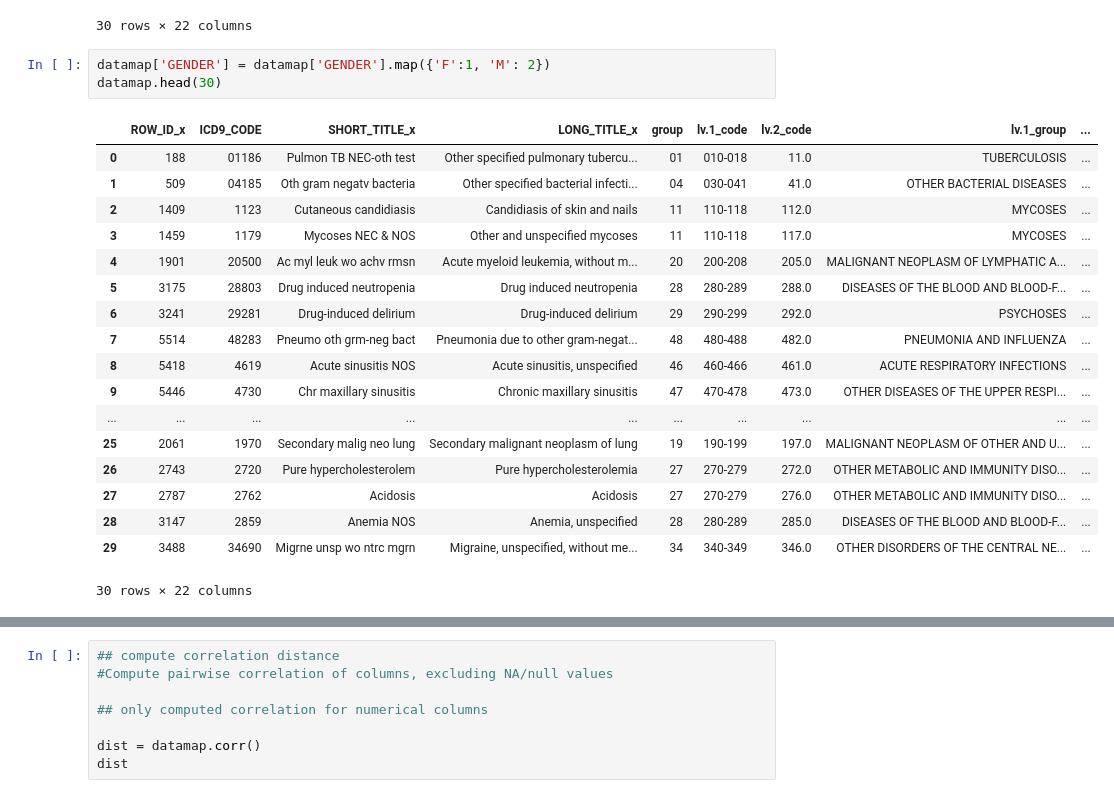
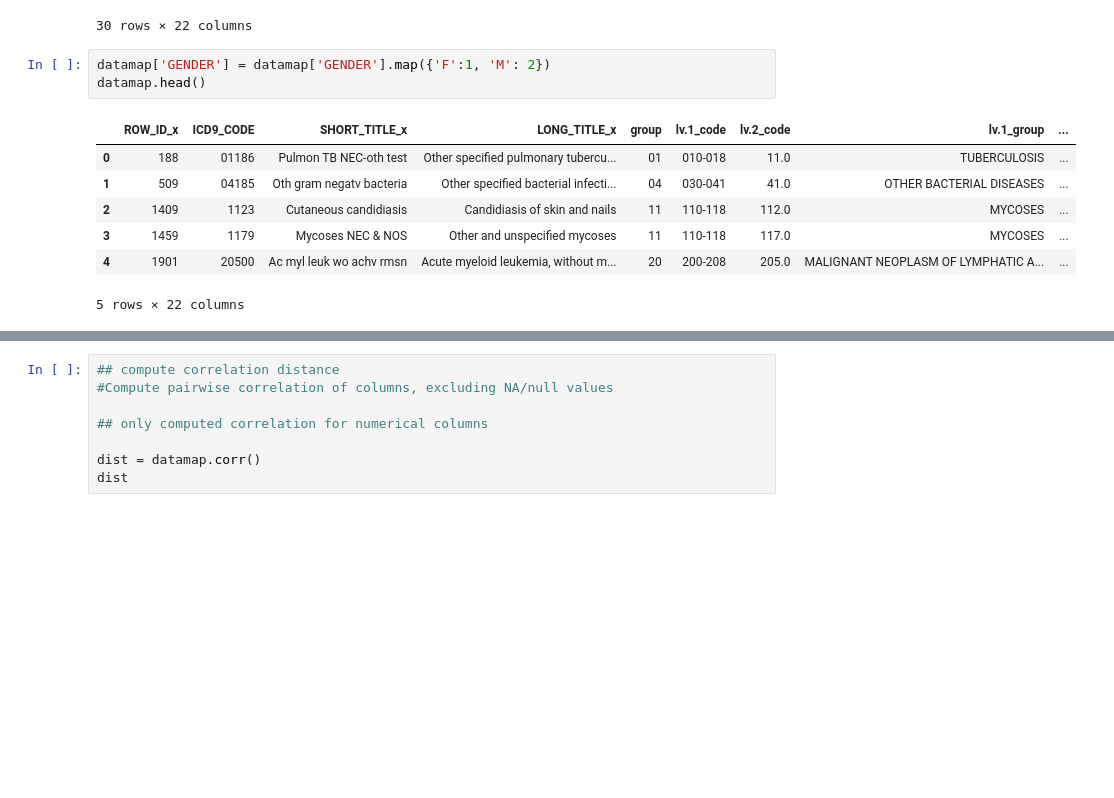
Before and after one commit to kathy908000/Health-Care-Research, a Jupyter notebook: HierarchicalClustering2.ipynb, the cells around one changed output, grey strips where cells are left out. Drawn from its saved outputs; the diff is of its cells as text; blank space fills up the shorter version.

```diff
--- a/HierarchicalClustering2.ipynb
+++ b/HierarchicalClustering2.ipynb
@@ -167,23 +154,12 @@ datamap.head(30)
 30 rows × 22 columns
 # %%
 datamap['GENDER'] = datamap['GENDER'].map({'F':1, 'M': 2})
-datamap.head(30)
+datamap.head()
 # %% [output]
 |  | ROW_ID_x | ICD9_CODE | SHORT_TITLE_x | LONG_TITLE_x | group | lv.1_code | lv.2_code | lv.1_group | ... |
 | 0 | 188 | 01186 | Pulmon TB NEC-oth test | Other specified pulmonary tubercu... | 01 | 010-018 | 11.0 | TUBERCULOSIS | ... |
 | 1 | 509 | 04185 | Oth gram negatv bacteria | Other specified bacterial infecti... | 04 | 030-041 | 41.0 | OTHER BACTERIAL DISEASES | ... |
 | 2 | 1409 | 1123 | Cutaneous candidiasis | Candidiasis of skin and nails | 11 | 110-118 | 112.0 | MYCOSES | ... |
 | 3 | 1459 | 1179 | Mycoses NEC & NOS | Other and unspecified mycoses | 11 | 110-118 | 117.0 | MYCOSES | ... |
 | 4 | 1901 | 20500 | Ac myl leuk wo achv rmsn | Acute myeloid leukemia, without m... | 20 | 200-208 | 205.0 | MALIGNANT NEOPLASM OF LYMPHATIC A... | ... |
-| 5 | 3175 | 28803 | Drug induced neutropenia | Drug induced neutropenia | 28 | 280-289 | 288.0 | DISEASES OF THE BLOOD AND BLOOD-F... | ... |
-| 6 | 3241 | 29281 | Drug-induced delirium | Drug-induced delirium | 29 | 290-299 | 292.0 | PSYCHOSES | ... |
-| 7 | 5514 | 48283 | Pneumo oth grm-neg bact | Pneumonia due to other gram-negat... | 48 | 480-488 | 482.0 | PNEUMONIA AND INFLUENZA | ... |
-| 8 | 5418 | 4619 | Acute sinusitis NOS | Acute sinusitis, unspecified | 46 | 460-466 | 461.0 | ACUTE RESPIRATORY INFECTIONS | ... |
-| 9 | 5446 | 4730 | Chr maxillary sinusitis | Chronic maxillary sinusitis | 47 | 470-478 | 473.0 | OTHER DISEASES OF THE UPPER RESPI... | ... |
-| ... | ... | ... | ... | ... | ... | ... | ... | ... | ... |
-| 25 | 2061 | 1970 | Secondary malig neo lung | Secondary malignant neoplasm of lung | 19 | 190-199 | 197.0 | MALIGNANT NEOPLASM OF OTHER AND U... | ... |
-| 26 | 2743 | 2720 | Pure hypercholesterolem | Pure hypercholesterolemia | 27 | 270-279 | 272.0 | OTHER METABOLIC AND IMMUNITY DISO... | ... |
-| 27 | 2787 | 2762 | Acidosis | Acidosis | 27 | 270-279 | 276.0 | OTHER METABOLIC AND IMMUNITY DISO... | ... |
-| 28 | 3147 | 2859 | Anemia NOS | Anemia, unspecified | 28 | 280-289 | 285.0 | DISEASES OF THE BLOOD AND BLOOD-F... | ... |
-| 29 | 3488 | 34690 | Migrne unsp wo ntrc mgrn | Migraine, unspecified, without me... | 34 | 340-349 | 346.0 | OTHER DISORDERS OF THE CENTRAL NE... | ... |
-30 rows × 22 columns
+5 rows × 22 columns
```
Also changed, not shown: parts of 23 cells of this notebook, 1 other file.
